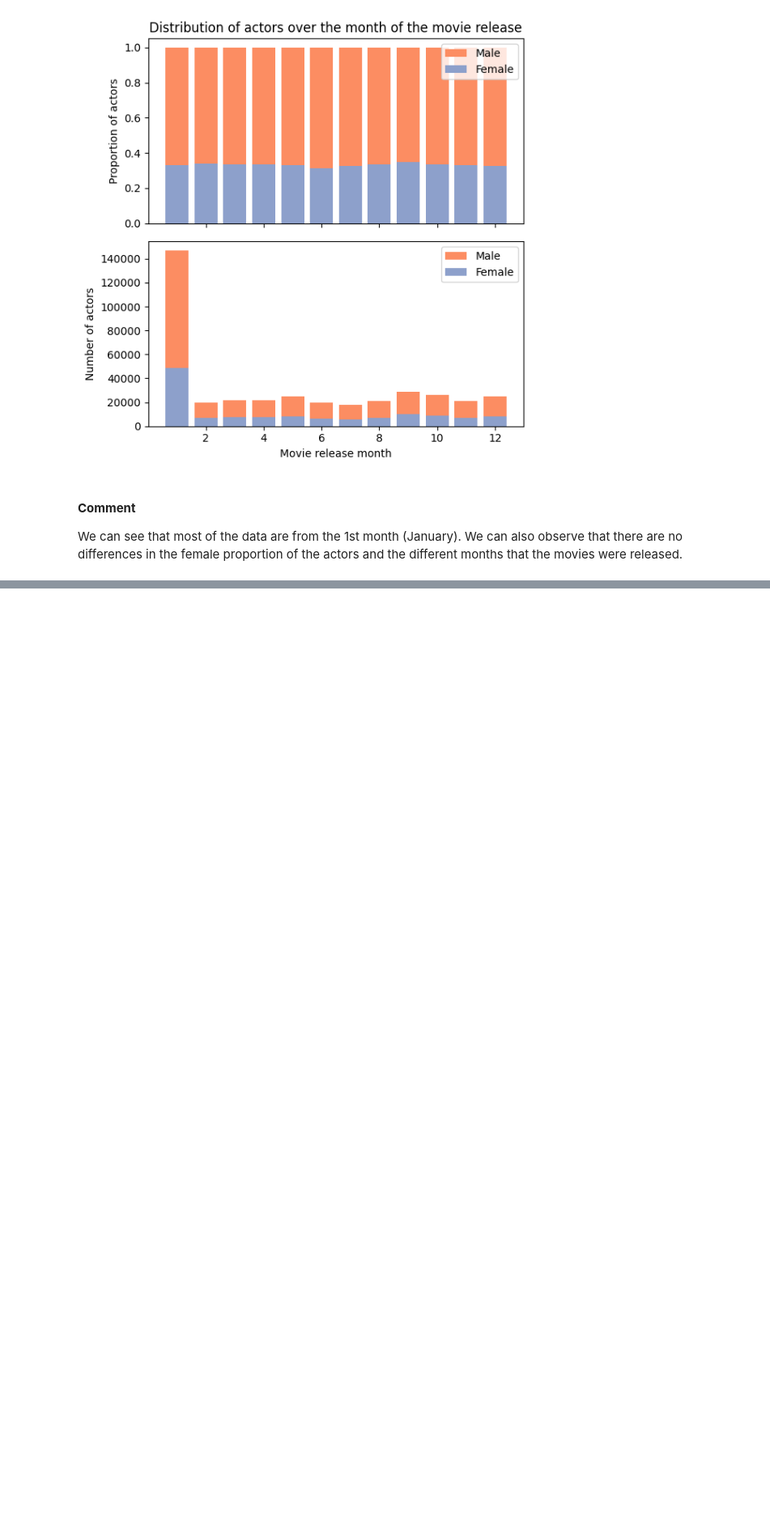
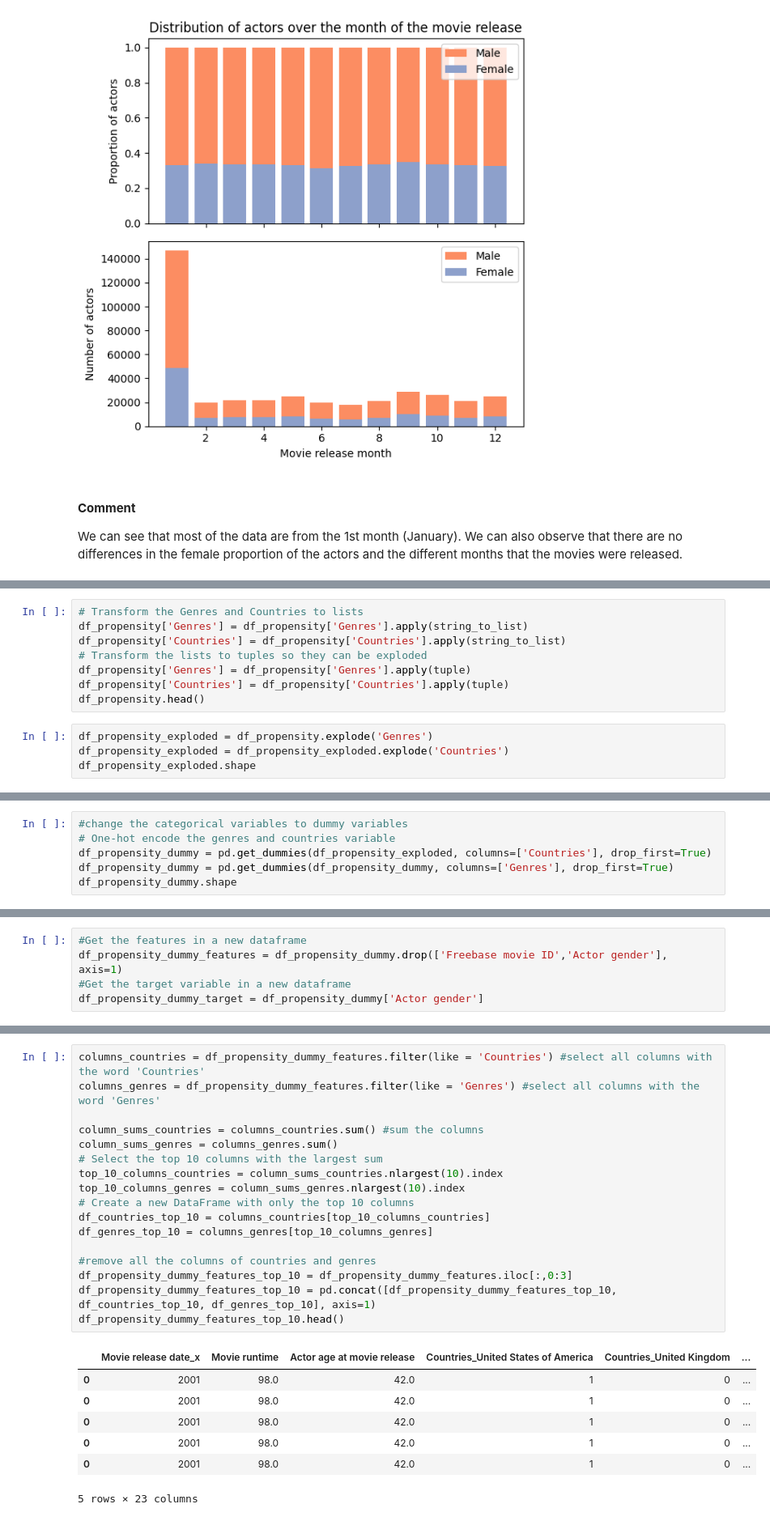
Before and after one commit to aristo6253/CS-401-ADAknow-Milestone2, a Jupyter notebook: Gender_analysis_movie_char.ipynb, the cells around one changed output, grey strips where cells are left out. Shown at 81% size. Saved outputs shown, nothing was run; the diff lists cells and outputs as text; blank space fills up the shorter version.

```diff
--- a/Gender_analysis_movie_char.ipynb
+++ b/Gender_analysis_movie_char.ipynb
@@ -650,0 +686,12 @@ We can see that most of the data are from the 1st month (January). We can also o
+# %%
+# Transform the Genres and Countries to lists
+df_propensity['Genres'] = df_propensity['Genres'].apply(string_to_list)
+df_propensity['Countries'] = df_propensity['Countries'].apply(string_to_list)
+# Transform the lists to tuples so they can be exploded
+df_propensity['Genres'] = df_propensity['Genres'].apply(tuple)
+df_propensity['Countries'] = df_propensity['Countries'].apply(tuple)
+df_propensity.head()
+# %%
+df_propensity_exploded = df_propensity.explode('Genres')
+df_propensity_exploded = df_propensity_exploded.explode('Countries')
+df_propensity_exploded.shape
@@ -650,0 +703,6 @@ We can see that most of the data are from the 1st month (January). We can also o
+# %%
+#change the categorical variables to dummy variables
+# One-hot encode the genres and countries variable
+df_propensity_dummy = pd.get_dummies(df_propensity_exploded, columns=['Countries'], drop_first=True)
+df_propensity_dummy = pd.get_dummies(df_propensity_dummy, columns=['Genres'], drop_first=True)
+df_propensity_dummy.shape
@@ -650,0 +711,5 @@ We can see that most of the data are from the 1st month (January). We can also o
+# %%
+#Get the features in a new dataframe
+df_propensity_dummy_features = df_propensity_dummy.drop(['Freebase movie ID','Actor gender'], axis=1)
+#Get the target variable in a new dataframe
+df_propensity_dummy_target = df_propensity_dummy['Actor gender']
@@ -650,0 +720,25 @@ We can see that most of the data are from the 1st month (January). We can also o
+# %%
+columns_countries = df_propensity_dummy_features.filter(like = 'Countries') #select all columns with the word 'Countries'
+columns_genres = df_propensity_dummy_features.filter(like = 'Genres') #select all columns with the word 'Genres'
+
+column_sums_countries = columns_countries.sum() #sum the columns
+column_sums_genres = columns_genres.sum()
+# Select the top 10 columns with the largest sum
+top_10_columns_countries = column_sums_countries.nlargest(10).index
+top_10_columns_genres = column_sums_genres.nlargest(10).index
+# Create a new DataFrame with only the top 10 columns
+df_countries_top_10 = columns_countries[top_10_columns_countries]
+df_genres_top_10 = columns_genres[top_10_columns_genres]
+
+#remove all the columns of countries and genres
+df_propensity_dummy_features_top_10 = df_propensity_dummy_features.iloc[:,0:3]
+df_propensity_dummy_features_top_10 = pd.concat([df_propensity_dummy_features_top_10, df_countries_top_10, df_genres_top_10], axis=1)
+df_propensity_dummy_features_top_10.head()
+# %% [output]
+|  | Movie release date_x | Movie runtime | Actor age at movie release | Countries_United States of America | Countries_United Kingdom | ... |
+| 0 | 2001 | 98.0 | 42.0 | 1 | 0 | ... |
+| 0 | 2001 | 98.0 | 42.0 | 1 | 0 | ... |
+| 0 | 2001 | 98.0 | 42.0 | 1 | 0 | ... |
+| 0 | 2001 | 98.0 | 42.0 | 1 | 0 | ... |
+| 0 | 2001 | 98.0 | 42.0 | 1 | 0 | ... |
+5 rows × 23 columns
```
Also changed, not shown: parts of 15 cells of this notebook.
